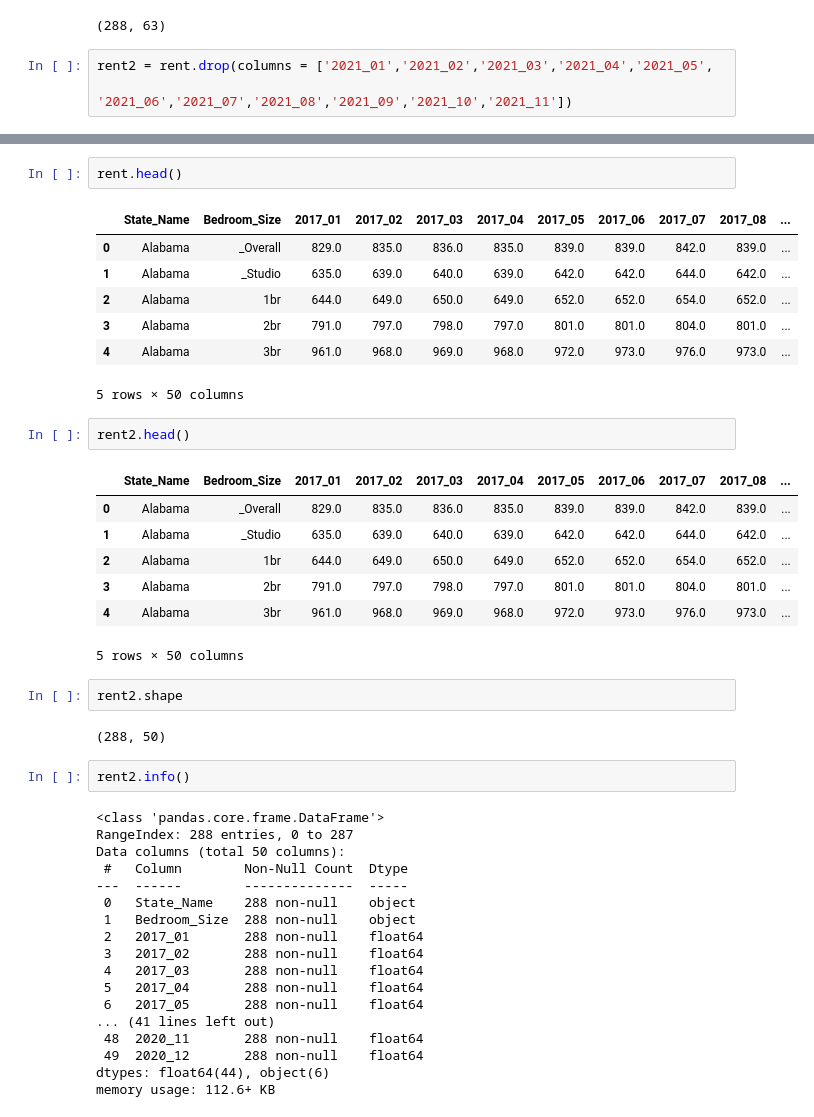
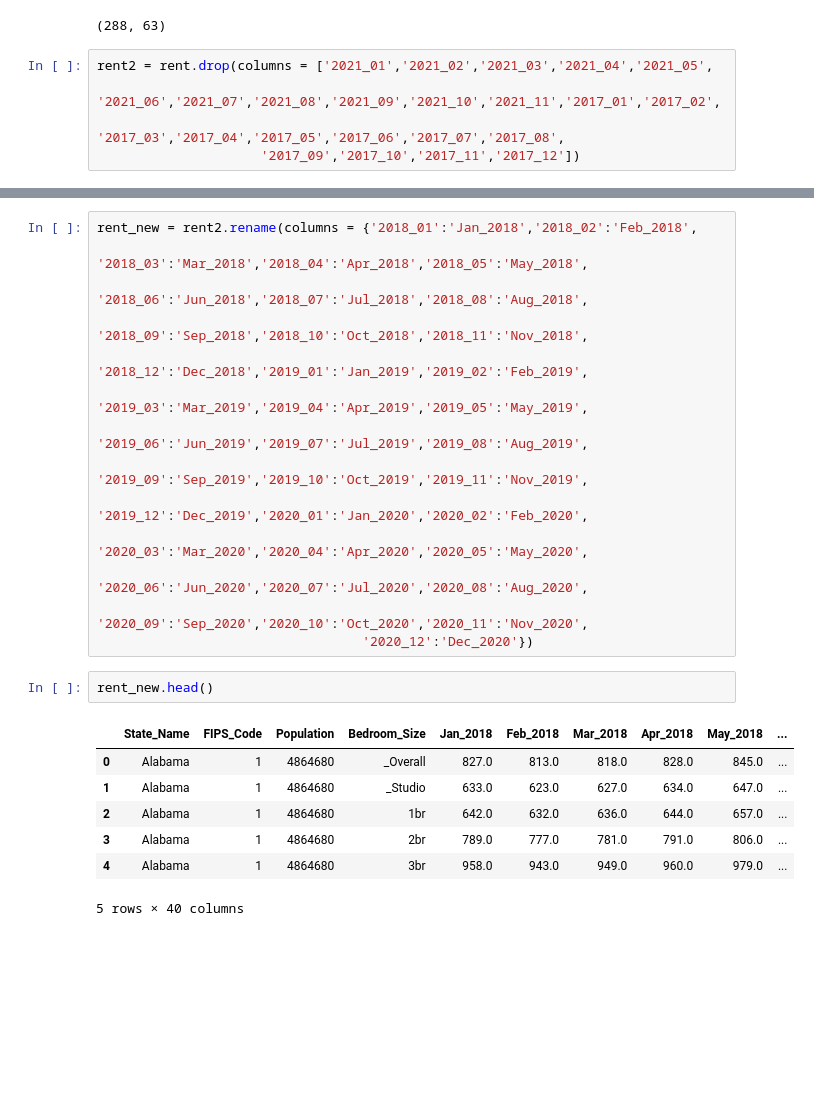
Before and after one commit to leasleydru/What-is-a-living-wage, a Jupyter notebook: notebooks/apartment_rent.ipynb, the cells around one changed output, grey strips where cells are left out. Cells and saved outputs as stored; diff of their text form; blank space fills up the shorter version.

```diff
--- a/notebooks/apartment_rent.ipynb
+++ b/notebooks/apartment_rent.ipynb
@@ -52,7 +52,9 @@ rent.shape
 (288, 63)
 # %%
 rent2 = rent.drop(columns = ['2021_01','2021_02','2021_03','2021_04','2021_05',
-                     '2021_06','2021_07','2021_08','2021_09','2021_10','2021_11'])
+                     '2021_06','2021_07','2021_08','2021_09','2021_10','2021_11','2017_01','2017_02',
+                     '2017_03','2017_04','2017_05','2017_06','2017_07','2017_08',
+                     '2017_09','2017_10','2017_11','2017_12'])
 # %%
 rent2.shape
 # %% [output]
@@ -154,44 +107,24 @@ rent = rent2.rename(columns = {'2020_12':'Dec_2020'})
+# %%
+rent_new = rent2.rename(columns = {'2018_01':'Jan_2018','2018_02':'Feb_2018',
+                                  '2018_03':'Mar_2018','2018_04':'Apr_2018','2018_05':'May_2018',
+                                  '2018_06':'Jun_2018','2018_07':'Jul_2018','2018_08':'Aug_2018',
+                                  '2018_09':'Sep_2018','2018_10':'Oct_2018','2018_11':'Nov_2018',
+                                  '2018_12':'Dec_2018','2019_01':'Jan_2019','2019_02':'Feb_2019',
+                                  '2019_03':'Mar_2019','2019_04':'Apr_2019','2019_05':'May_2019',
+                                  '2019_06':'Jun_2019','2019_07':'Jul_2019','2019_08':'Aug_2019',
+                                  '2019_09':'Sep_2019','2019_10':'Oct_2019','2019_11':'Nov_2019',
+                                  '2019_12':'Dec_2019','2020_01':'Jan_2020','2020_02':'Feb_2020',
+                                  '2020_03':'Mar_2020','2020_04':'Apr_2020','2020_05':'May_2020',
+                                  '2020_06':'Jun_2020','2020_07':'Jul_2020','2020_08':'Aug_2020',
+                                  '2020_09':'Sep_2020','2020_10':'Oct_2020','2020_11':'Nov_2020',
+                                  '2020_12':'Dec_2020'})
 # %%
-rent.head()
+rent_new.head()
 # %% [output]
-|  | State_Name | Bedroom_Size | 2017_01 | 2017_02 | 2017_03 | 2017_04 | 2017_05 | 2017_06 | 2017_07 | 2017_08 | ... |
-| 0 | Alabama | _Overall | 829.0 | 835.0 | 836.0 | 835.0 | 839.0 | 839.0 | 842.0 | 839.0 | ... |
-| 1 | Alabama | _Studio | 635.0 | 639.0 | 640.0 | 639.0 | 642.0 | 642.0 | 644.0 | 642.0 | ... |
-| 2 | Alabama | 1br | 644.0 | 649.0 | 650.0 | 649.0 | 652.0 | 652.0 | 654.0 | 652.0 | ... |
-| 3 | Alabama | 2br | 791.0 | 797.0 | 798.0 | 797.0 | 801.0 | 801.0 | 804.0 | 801.0 | ... |
-| 4 | Alabama | 3br | 961.0 | 968.0 | 969.0 | 968.0 | 972.0 | 973.0 | 976.0 | 973.0 | ... |
+|  | State_Name | FIPS_Code | Population | Bedroom_Size | Jan_2018 | Feb_2018 | Mar_2018 | Apr_2018 | May_2018 | ... |
+| 0 | Alabama | 1 | 4864680 | _Overall | 827.0 | 813.0 | 818.0 | 828.0 | 845.0 | ... |
+| 1 | Alabama | 1 | 4864680 | _Studio | 633.0 | 623.0 | 627.0 | 634.0 | 647.0 | ... |
+| 2 | Alabama | 1 | 4864680 | 1br | 642.0 | 632.0 | 636.0 | 644.0 | 657.0 | ... |
+| 3 | Alabama | 1 | 4864680 | 2br | 789.0 | 777.0 | 781.0 | 791.0 | 806.0 | ... |
+| 4 | Alabama | 1 | 4864680 | 3br | 958.0 | 943.0 | 949.0 | 960.0 | 979.0 | ... |
-5 rows × 50 columns
+5 rows × 40 columns
-# %%
-rent2.head()
-# %% [output]
-|  | State_Name | Bedroom_Size | 2017_01 | 2017_02 | 2017_03 | 2017_04 | 2017_05 | 2017_06 | 2017_07 | 2017_08 | ... |
-| 0 | Alabama | _Overall | 829.0 | 835.0 | 836.0 | 835.0 | 839.0 | 839.0 | 842.0 | 839.0 | ... |
-| 1 | Alabama | _Studio | 635.0 | 639.0 | 640.0 | 639.0 | 642.0 | 642.0 | 644.0 | 642.0 | ... |
-| 2 | Alabama | 1br | 644.0 | 649.0 | 650.0 | 649.0 | 652.0 | 652.0 | 654.0 | 652.0 | ... |
-| 3 | Alabama | 2br | 791.0 | 797.0 | 798.0 | 797.0 | 801.0 | 801.0 | 804.0 | 801.0 | ... |
-| 4 | Alabama | 3br | 961.0 | 968.0 | 969.0 | 968.0 | 972.0 | 973.0 | 976.0 | 973.0 | ... |
-5 rows × 50 columns
-# %%
-rent2.shape
-# %% [output]
-(288, 50)
-# %%
-rent2.info()
-# %% [output]
-<class 'pandas.core.frame.DataFrame'>
-RangeIndex: 288 entries, 0 to 287
-Data columns (total 50 columns):
- #   Column        Non-Null Count  Dtype
----  ------        --------------  -----
- 0   State_Name    288 non-null    object
- 1   Bedroom_Size  288 non-null    object
- 2   2017_01       288 non-null    float64
- 3   2017_02       288 non-null    float64
- 4   2017_03       288 non-null    float64
- 5   2017_04       288 non-null    float64
- 6   2017_05       288 non-null    float64
-... (41 lines left out)
- 48  2020_11       288 non-null    float64
- 49  2020_12       288 non-null    float64
-dtypes: float64(44), object(6)
-memory usage: 112.6+ KB
```
Also changed, not shown: parts of 10 cells of this notebook.
